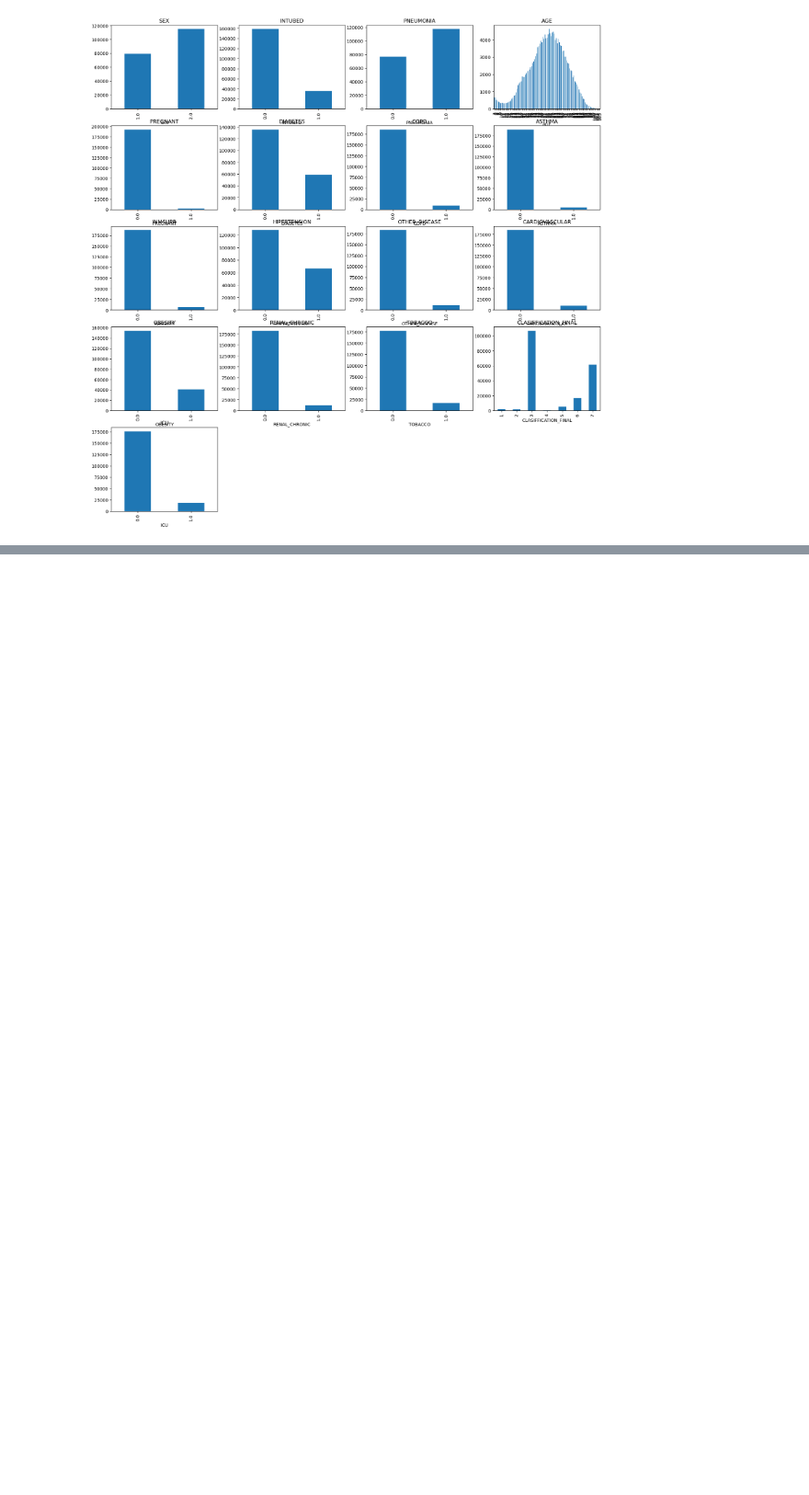
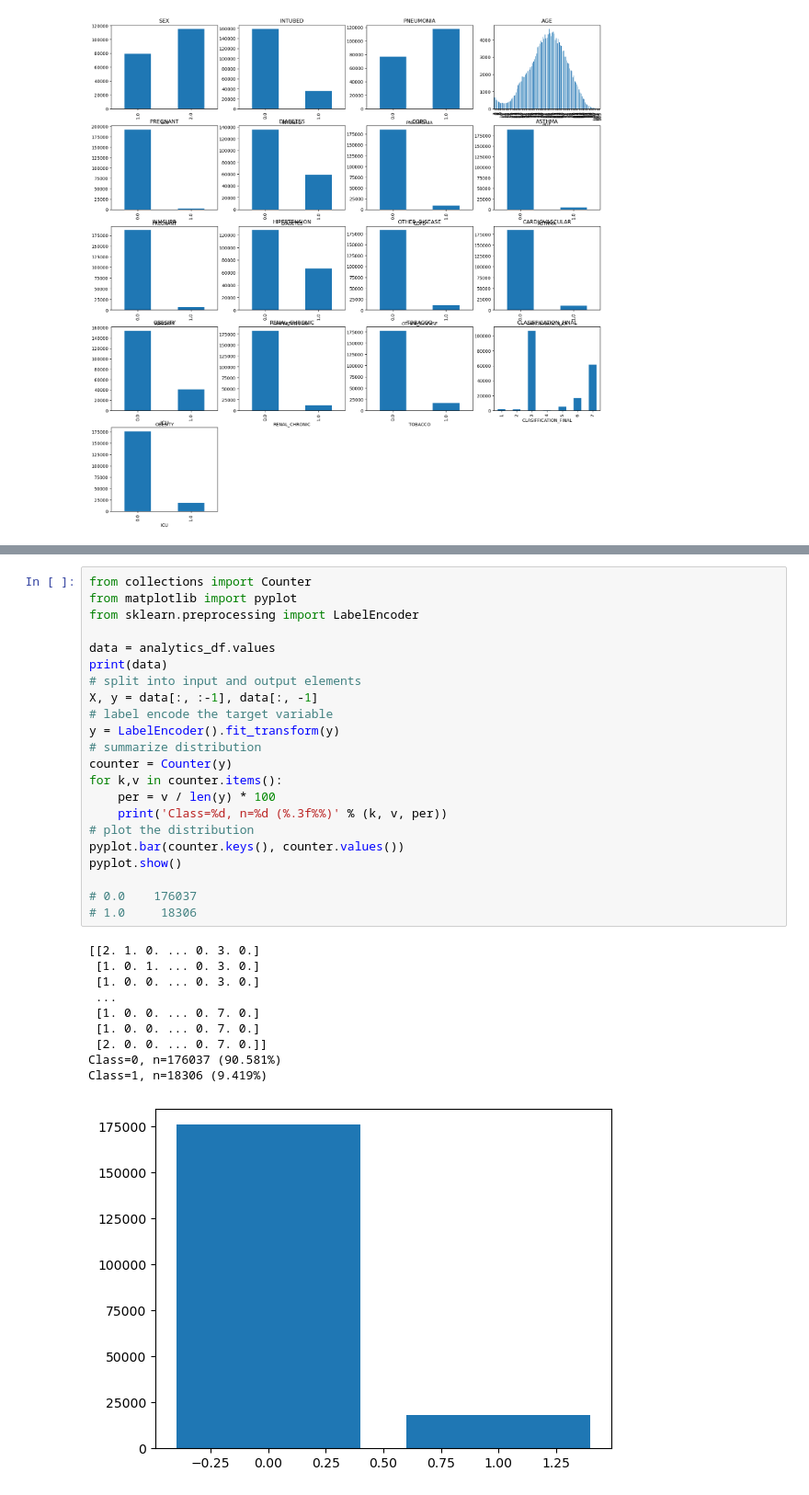
Before and after one commit to linhmai1609/CO7093_Big-Data_Coursework, a Jupyter notebook: alternative_model.ipynb, the cells around one changed output, grey strips where cells are left out. Shown at 92% size. Saved outputs shown, nothing was run; the diff lists cells and outputs as text; blank space fills up the shorter version.

```diff
--- a/alternative_model.ipynb
+++ b/alternative_model.ipynb
@@ -89,0 +143,33 @@ df['AGE'].value_counts().sort_index().plot(kind='bar', title='AGE')
+# %%
+from collections import Counter
+from matplotlib import pyplot
+from sklearn.preprocessing import LabelEncoder
+
+data = analytics_df.values
+print(data)
+# split into input and output elements
+X, y = data[:, :-1], data[:, -1]
+# label encode the target variable
+y = LabelEncoder().fit_transform(y)
+# summarize distribution
+counter = Counter(y)
+for k,v in counter.items():
+	per = v / len(y) * 100
+	print('Class=%d, n=%d (%.3f%%)' % (k, v, per))
+# plot the distribution
+pyplot.bar(counter.keys(), counter.values())
+pyplot.show()
+
+# 0.0    176037
+# 1.0     18306
+# %% [output]
+[[2. 1. 0. ... 0. 3. 0.]
+ [1. 0. 1. ... 0. 3. 0.]
+ [1. 0. 0. ... 0. 3. 0.]
+ ...
+ [1. 0. 0. ... 0. 7. 0.]
+ [1. 0. 0. ... 0. 7. 0.]
+ [2. 0. 0. ... 0. 7. 0.]]
+Class=0, n=176037 (90.581%)
+Class=1, n=18306 (9.419%)
+[figure, added]
```
Also changed, not shown: parts of 5 cells of this notebook, 3 other files.
